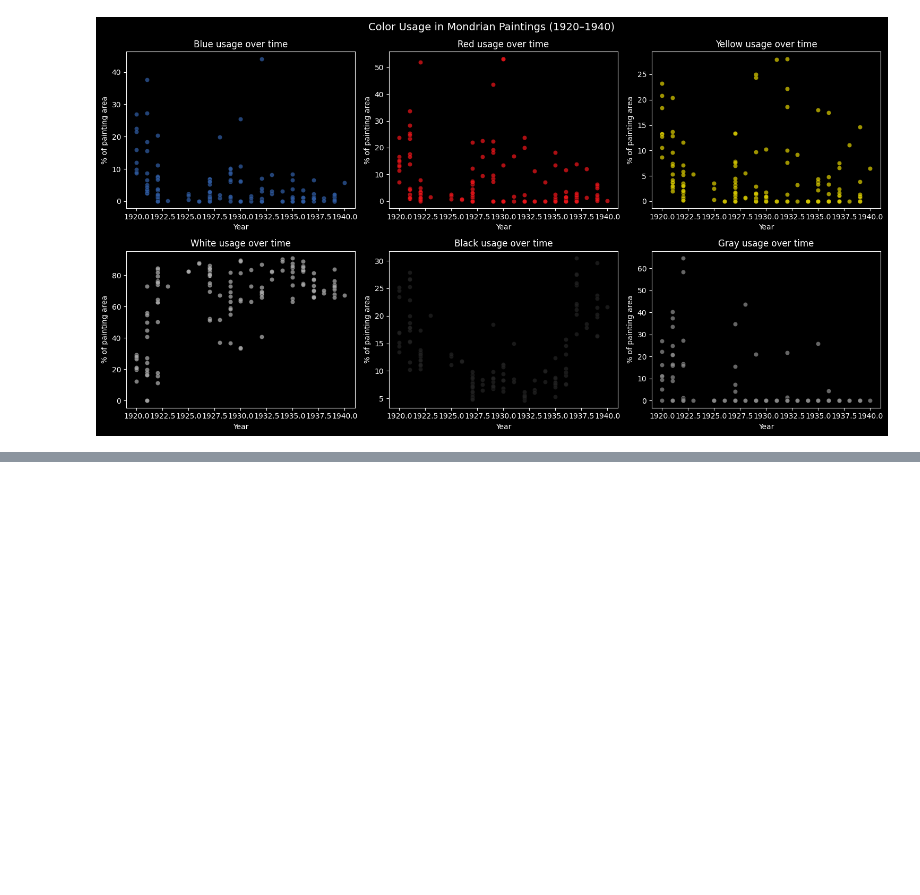
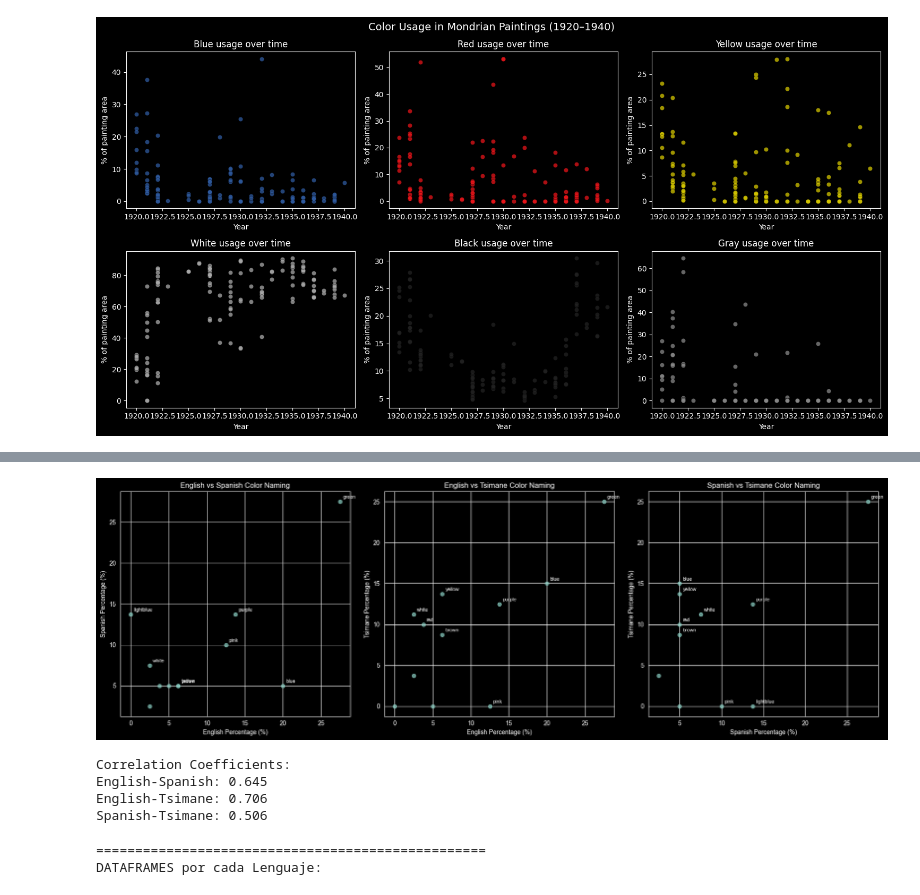
Before and after one commit to DannyGil0/mineria-de-datos-jupyter-notebook, a Jupyter notebook: Minereria_de_Datos.ipynb, the cells around one changed output, grey strips where cells are left out. Cells and saved outputs as stored; diff of their text form; code cells hidden in the pictures; blank space fills up the shorter version.

```diff
--- a/Minereria_de_Datos.ipynb
+++ b/Minereria_de_Datos.ipynb
@@ -1390,0 +1525,67 @@ plt.show()
+# %%
+# Create scatter plots to analyze correlations between languages
+fig, axes = plt.subplots(1, 3, figsize=(18, 6))
+
+# English vs Spanish
+axes[0].scatter(all_languages['percentage_english'], all_languages['percentage_spanish'], alpha=0.7)
+axes[0].set_xlabel('English Percentage (%)')
+axes[0].set_ylabel('Spanish Percentage (%)')
+axes[0].set_title('English vs Spanish Color Naming')
+
+# Add color labels for significant points
+for i, row in all_languages.iterrows():
+    if row['percentage_english'] > 5 or row['percentage_spanish'] > 5:  # Only label significant colors
+        axes[0].annotate(row['color_name'],
+                        (row['percentage_english'], row['percentage_spanish']),
+                        xytext=(5, 5), textcoords='offset points', fontsize=8)
+
+# English vs Tsimane
+axes[1].scatter(all_languages['percentage_english'], all_languages['percentage_tsimane'], alpha=0.7)
+axes[1].set_xlabel('English Percentage (%)')
+axes[1].set_ylabel('Tsimane Percentage (%)')
+axes[1].set_title('English vs Tsimane Color Naming')
+
+for i, row in all_languages.iterrows():
+    if row['percentage_english'] > 5 or row['percentage_tsimane'] > 5:
+        axes[1].annotate(row['color_name'],
+                        (row['percentage_english'], row['percentage_tsimane']),
+                        xytext=(5, 5), textcoords='offset points', fontsize=8)
+
+# Spanish vs Tsimane
+axes[2].scatter(all_languages['percentage_spanish'], all_languages['percentage_tsimane'], alpha=0.7)
+axes[2].set_xlabel('Spanish Percentage (%)')
+axes[2].set_ylabel('Tsimane Percentage (%)')
+axes[2].set_title('Spanish vs Tsimane Color Naming')
+
+for i, row in all_languages.iterrows():
+    if row['percentage_spanish'] > 5 or row['percentage_tsimane'] > 5:
+        axes[2].annotate(row['color_name'],
+                        (row['percentage_spanish'], row['percentage_tsimane']),
+                        xytext=(5, 5), textcoords='offset points', fontsize=8)
+
+plt.tight_layout()
+plt.show()
+
+# Calculate correlation coefficients
+correlation_en_es = all_languages['percentage_english'].corr(all_languages['percentage_spanish'])
+correlation_en_ts = all_languages['percentage_english'].corr(all_languages['percentage_tsimane'])
+correlation_es_ts = all_languages['percentage_spanish'].corr(all_languages['percentage_tsimane'])
+# %% [output]
+[figure, added]
+# %%
+print(f"\nCorrelation Coefficients:")
+print(f"English-Spanish: {correlation_en_es:.3f}")
+print(f"English-Tsimane: {correlation_en_ts:.3f}")
+print(f"Spanish-Tsimane: {correlation_es_ts:.3f}")
+# %% [output]
+Correlation Coefficients:
+English-Spanish: 0.645
+English-Tsimane: 0.706
+Spanish-Tsimane: 0.506
+# %%
+# Return the dataframes as requested
+print("\n" + "="*50)
+print("DATAFRAMES por cada Lenguaje:")
+# %% [output]
+==================================================
+DATAFRAMES por cada Lenguaje:
```
Also changed, not shown: parts of 11 cells of this notebook.
